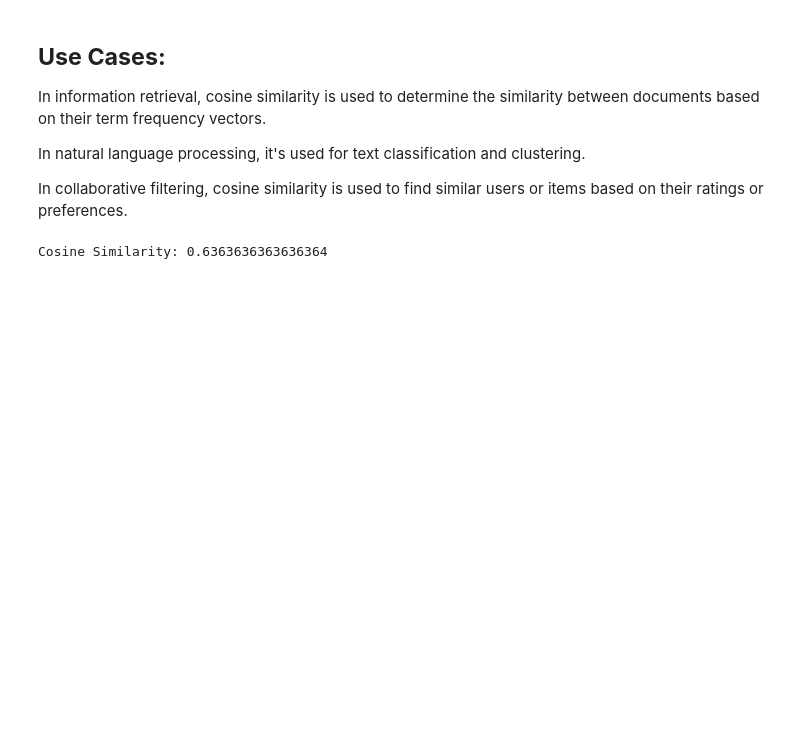
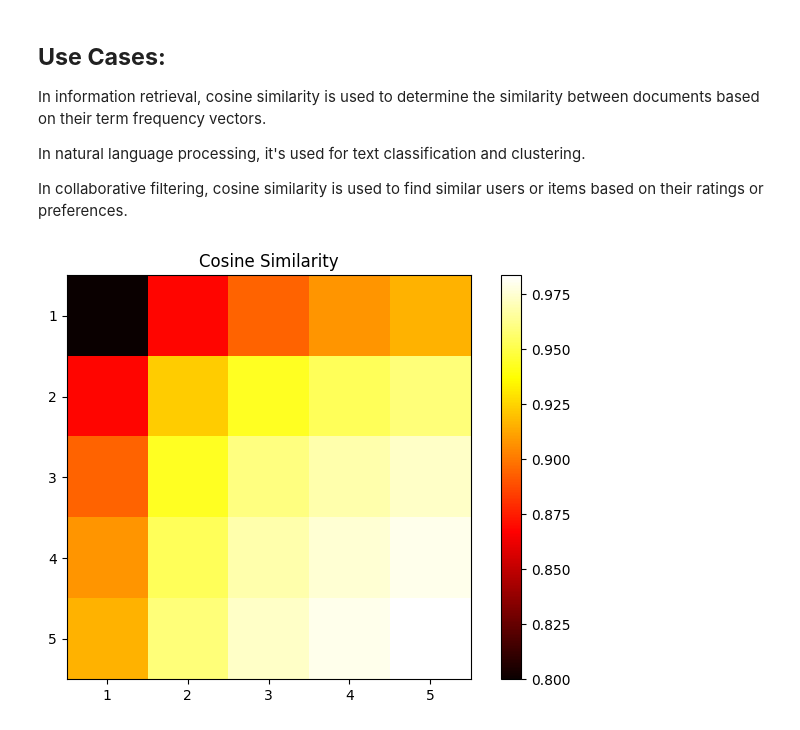
Before and after one commit to anjitagargi/Data-Mining-Lab, a Jupyter notebook: LAB5_211210010_AnjitaGargiChandora.ipynb, the cells around one changed output. Saved outputs shown, nothing was run; the diff lists cells and outputs as text; code cells hidden in the pictures; blank space fills up the shorter version.

```diff
--- a/LAB5_211210010_AnjitaGargiChandora.ipynb
+++ b/LAB5_211210010_AnjitaGargiChandora.ipynb
@@ -112,16 +145,23 @@ In information retrieval, cosine similarity is used to determine the similarity
 In natural language processing, it's used for text classification and clustering.
 
 In collaborative filtering, cosine similarity is used to find similar users or items based on their ratings or preferences.
-# %%
-import numpy as np
-
-
-vector1 = np.array([1, 2, 3, 4, 5])
-vector2 = np.array([5, 4, 3, 2, 1])
-
-# Cosine Similarity
-cosine_sim = np.dot(vector1, vector2) / (np.linalg.norm(vector1) * np.linalg.norm(vector2))
-
-print("Cosine Similarity:", cosine_sim)
-# %% [output]
-Cosine Similarity: 0.6363636363636364
+# %%
+import numpy as np
+import matplotlib.pyplot as plt
+from sklearn.metrics.pairwise import cosine_similarity
+
+points_set1 = np.array([[1, 2], [2, 3], [3, 4], [4, 5], [5, 6]])
+points_set2 = np.array([[2, 1], [3, 2], [4, 3], [5, 4], [6, 5]])
+
+cosine_similarities = cosine_similarity(points_set1, points_set2)
+
+plt.imshow(cosine_similarities, cmap='hot', interpolation='nearest')
+plt.colorbar()
+plt.title('Cosine Similarity')
+plt.xticks(np.arange(len(points_set2)), range(1, len(points_set2) + 1))
+plt.yticks(np.arange(len(points_set1)), range(1, len(points_set1) + 1))
+
+plt.tight_layout()
+plt.show()
+# %% [output]
+[figure, added]
```
Also changed, not shown: parts of 7 cells of this notebook.
